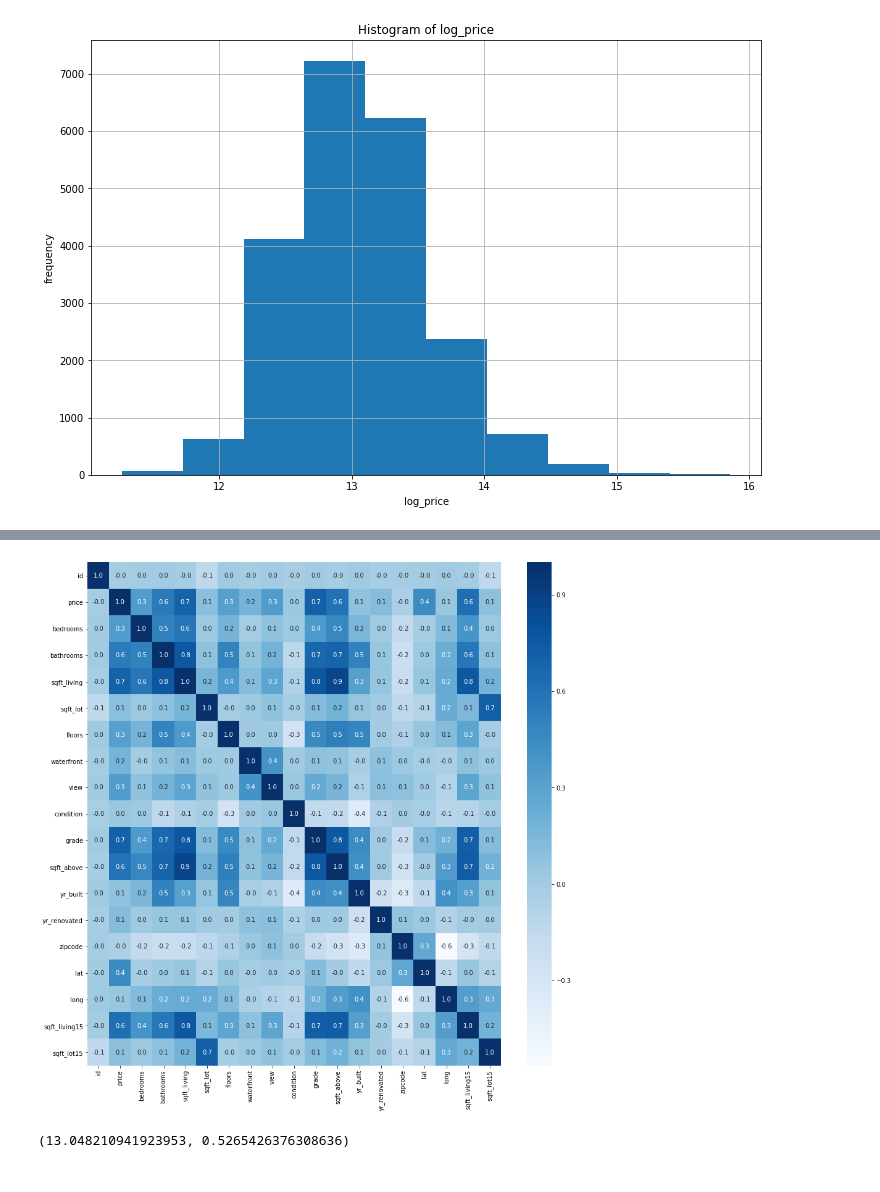
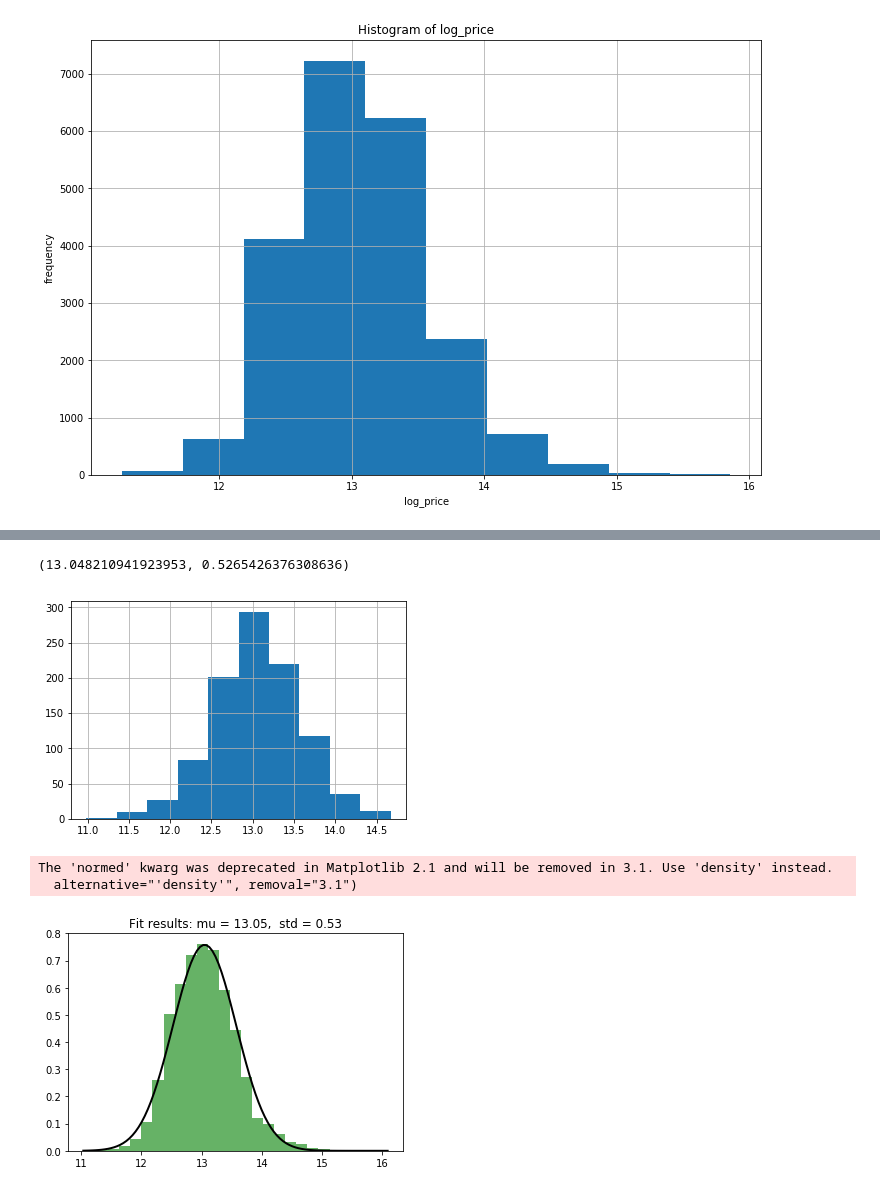
Before and after one commit to giorosati/dsc-1-final-project-online-ds-pt-100118, a Jupyter notebook: student.ipynb, the cells around one changed output, grey strips where cells are left out. Drawn from its saved outputs; the diff is of its cells as text; code cells hidden in the pictures.

```diff
--- a/student.ipynb
+++ b/student.ipynb
@@ -182,14 +182,31 @@ log_price.describe()
 | 50% | 3.904930e+09 | 13.017003 | 3.000000 | 2.250000 | 1910.000000 | 7.618000e+03 | 1.500000 | 0.000000 | 0.000000 | 3.000000 | ... |
 | 75% | 7.308900e+09 | 13.377006 | 4.000000 | 2.500000 | 2550.000000 | 1.068500e+04 | 2.000000 | 0.000000 | 0.000000 | 4.000000 | ... |
 | max | 9.900000e+09 | 15.856731 | 33.000000 | 8.000000 | 13540.000000 | 1.651359e+06 | 3.500000 | 1.000000 | 4.000000 | 5.000000 | ... |
-# %%
-f,ax = plt.subplots(figsize=(15, 15))
-# sns.heatmap(log_price.corr(), annot=True, linewidths=.5, fmt= '.1f',ax=ax) # ORIGINAL
-sns.heatmap(log_price.corr(), annot=True, cmap="Blues", fmt= '.1f')
-plt.show()
-# %% [output]
-[figure, removed]
 # %%
 norm.fit(log_price.price)
 # %% [output]
 (13.048210941923953, 0.5265426376308636)
+# %%
+# look at a randomly created normal distribution with this mean and standard deviation
+from numpy.random import normal
+μ = 13.0482
+σ = 0.5265
+pd.Series(normal(loc=μ, scale=σ, size=1000)).hist();
+# %% [output]
+[figure, added]
+# %%
+# from Eli's project
+# Plot the histogram.
+plt.hist(log_price.price, bins=25, normed=True, alpha=0.6, color='g')
+
+# Plot the PDF.
+xmin, xmax = plt.xlim()
+x = np.linspace(xmin, xmax, 100)
+p = norm.pdf(x, μ, σ)
+plt.plot(x, p, 'k', linewidth=2);
+title = "Fit results: mu = {:.2f},  std = {:.2f}".format(μ, σ)
+plt.title(title);
+# %% [output]
+The 'normed' kwarg was deprecated in Matplotlib 2.1 and will be removed in 3.1. Use 'density' instead.
+  alternative="'density'", removal="3.1")
+[figure, added]
```
Also changed, not shown: parts of 7 cells of this notebook.
